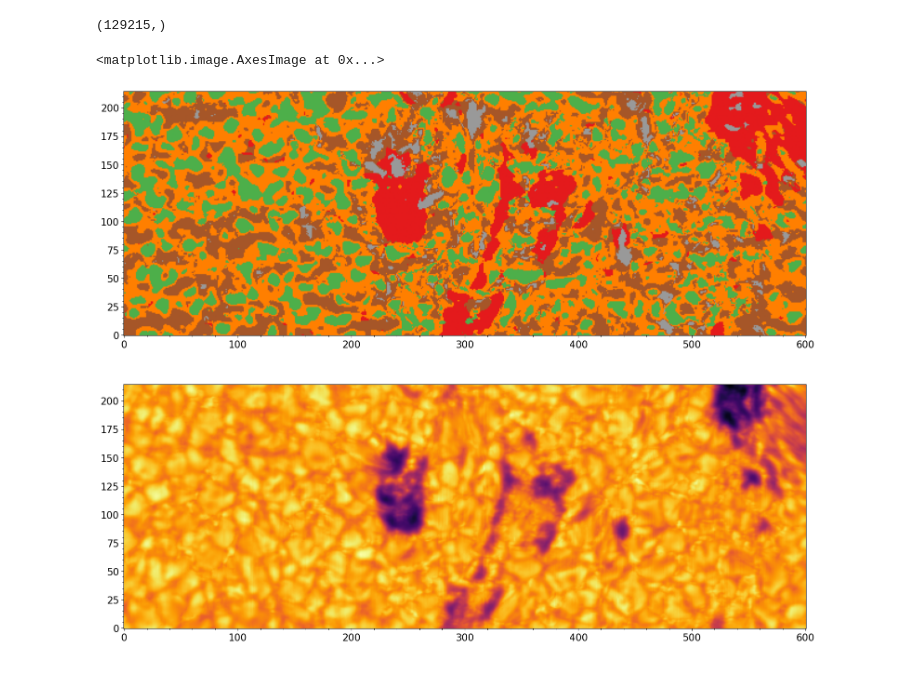
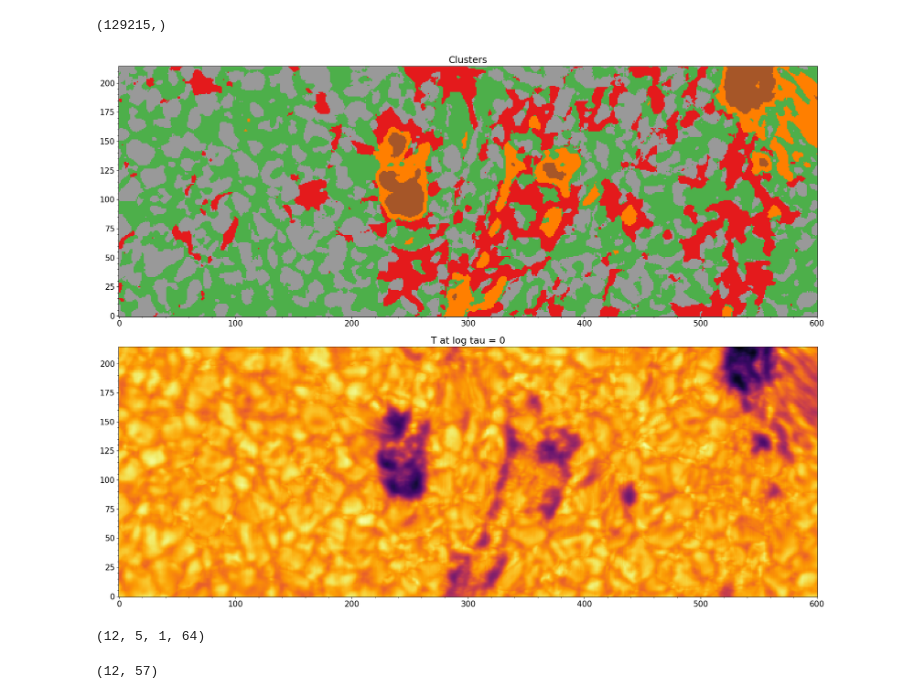
Before and after one commit to andreuva/clustering, a Jupyter notebook: cluster_frz_atm.ipynb, the cells around one changed output. Drawn from its saved outputs; the diff is of its cells as text; code cells hidden in the pictures.

```diff
--- a/cluster_frz_atm.ipynb
+++ b/cluster_frz_atm.ipynb
@@ -4,7 +4,7 @@ import numpy as np
 import firtez_dz as frz
 import matplotlib.pyplot as plt
 # %%
-atm = frz.read_model("out_guess_step_2.bin")
+atm = frz.read_model("/home/milic/data/scratch/out_guess_step_2.bin")
 # %%
 atm.tem.shape
 # %% [output]
@@ -45,9 +47,9 @@ inc = np.arccos(atm.bz / (btot + 1.0))
 # %%
-for i in range(0,NX):
+for i in tqdm(range(0,NX)):
     for j in range(0,NY):
         atm_new[0,i,j,:] = np.interp(tau_new, atm.tau[i,j,::-1], atm.tem[i,j,::-1])
-        atm_new[1,i,j,:] = np.interp(tau_new, atm.tau[i,j,::-1], atm.pg[i,j,::-1])
-        atm_new[2,i,j,:] = np.interp(tau_new, atm.tau[i,j,::-1], atm.vz[i,j,::-1])
-        atm_new[3,i,j,:] = np.interp(tau_new, atm.tau[i,j,::-1], btot[i,j,::-1])
-        atm_new[4,i,j,:] = np.interp(tau_new, atm.tau[i,j,::-1], inc[i,j,::-1])
-    print (i)
+        atm_new[1,i,j,:] = np.interp(tau_new, atm.tau[i,j,::-1], atm.vz[i,j,::-1])
+        atm_new[2,i,j,:] = np.interp(tau_new, atm.tau[i,j,::-1], btot[i,j,::-1])
+        atm_new[3,i,j,:] = np.interp(tau_new, atm.tau[i,j,::-1], inc[i,j,::-1])
+        atm_new[4,i,j,:] = np.interp(tau_new, atm.tau[i,j,::-1], atm.pg[i,j,::-1])
+    #print (i)
@@ -117,7 +107,7 @@ atm_new_vector.shape
 (129215, 30)
 # %%
 k_means = KMeans(init="k-means++", n_clusters=5, n_init="auto")
-k_means.fit(atm_new_vector[:,10:15])
+k_means.fit(atm_new_vector[:,3:6])
 # %% [output]
 KMeans(n_clusters=5)
 # %%
@@ -129,11 +119,14 @@ labelihnos = k_means.labels_.reshape(601,215)
 # %%
 plt.figure(0,(25,15))
 plt.subplot(2,1,1)
 plt.imshow(labelihnos.T, origin='lower', cmap='Set1')
 # plt.imshow(atm_new[0,:,:,-5].T, cmap = 'inferno', origin='lower', alpha=0.5)
+plt.title("Clusters")
 plt.subplot(2,1,2)
 plt.imshow(atm_new[0,:,:,-5].T, cmap = 'inferno', origin='lower')
+plt.title("T at log tau = 0")
+plt.tight_layout()
 # plt.colorbar()
+plt.savefig("clusters.png",bbox_inches='tight')
 # %% [output]
-<matplotlib.image.AxesImage at 0x...>
-[figure, old version]
+[figure, new version]
@@ -139,0 +151,9 @@ plt.imshow(atm_new[0,:,:,-5].T, cmap = 'inferno', origin='lower')
+# %%
+mean_atms.shape
+# %% [output]
+(12, 5, 1, 64)
+# %%
+falc = np.loadtxt("falc.dat",unpack=True, skiprows=1)
+falc.shape
+# %% [output]
+(12, 57)
```
Also changed, not shown: parts of 15 cells of this notebook, 1 other file.
